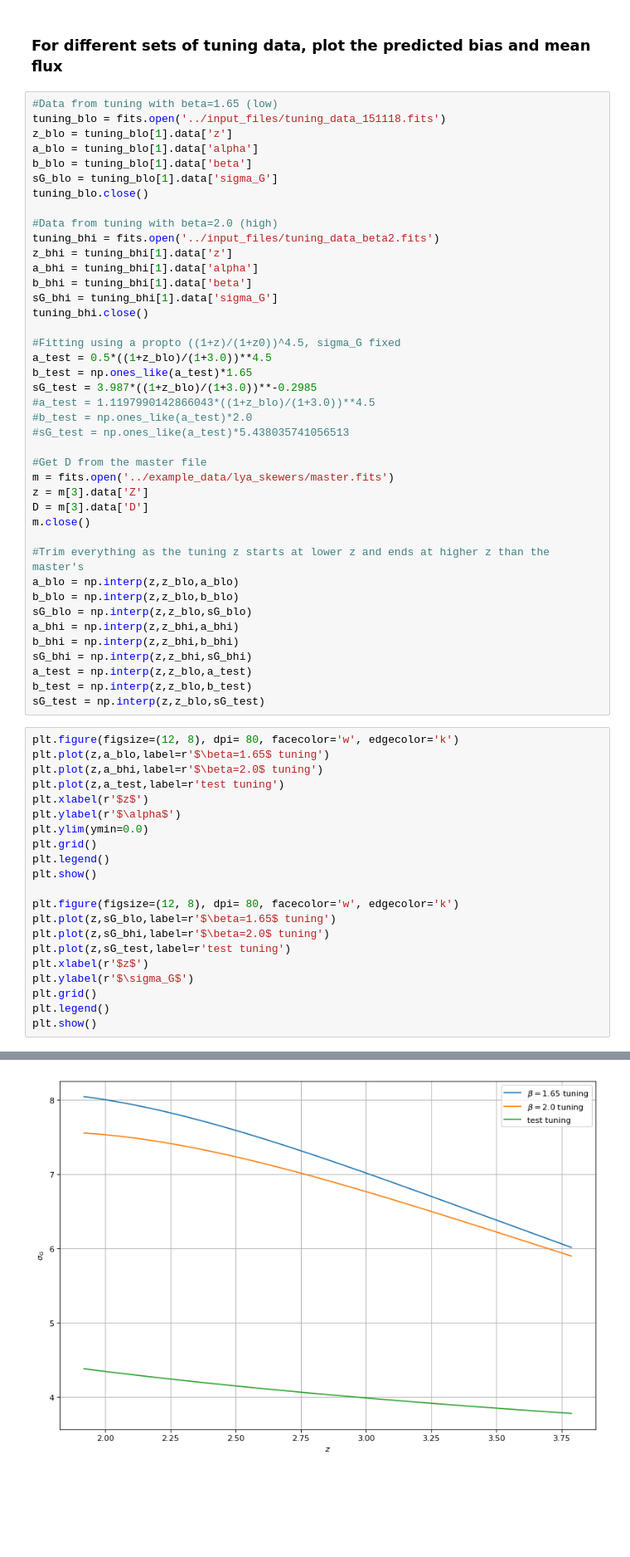
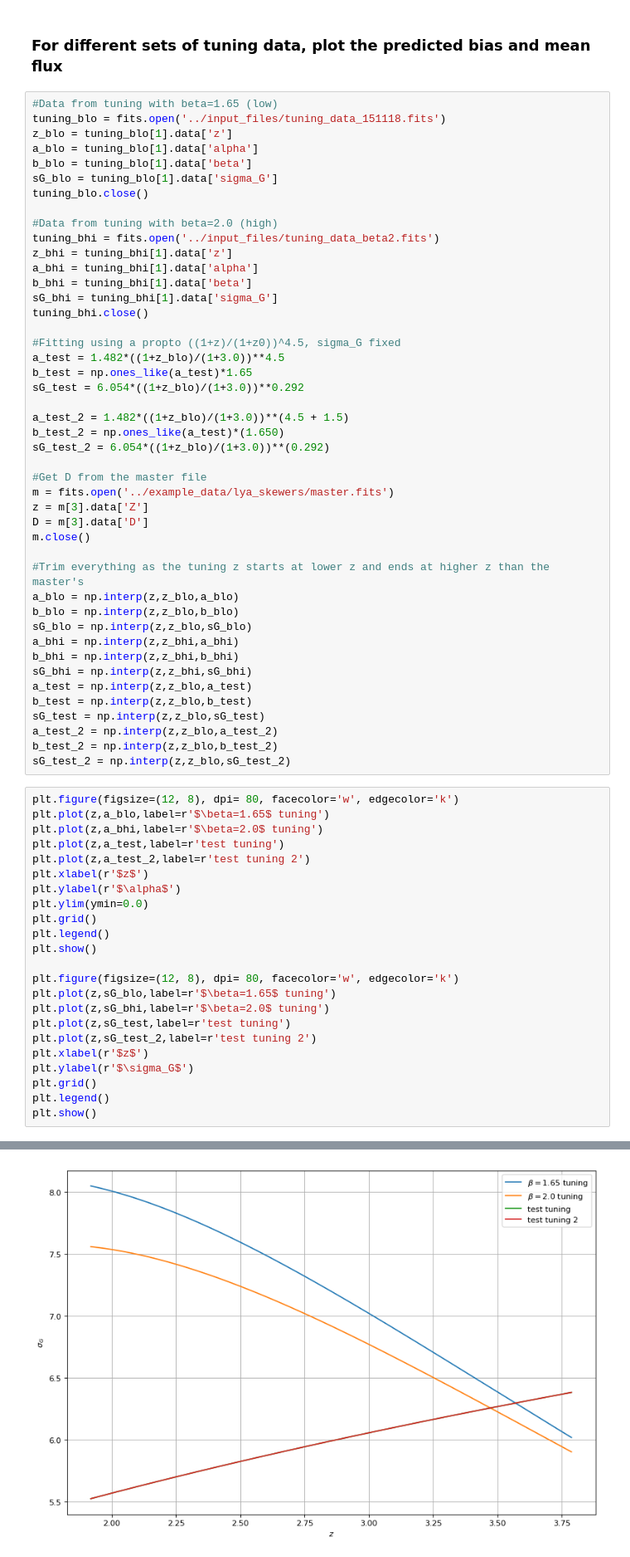
Before and after one commit to igmhub/LyaCoLoRe, a Jupyter notebook: notebooks/analytic_bias.ipynb, the cells around one changed output, grey strips where cells are left out. Shown at 83% size. Cells and saved outputs as stored; diff of their text form; blank space fills up the shorter version.

```diff
--- a/notebooks/analytic_bias.ipynb
+++ b/notebooks/analytic_bias.ipynb
@@ -165,12 +165,13 @@ sG_bhi = tuning_bhi[1].data['sigma_G']
 tuning_bhi.close()
 
 #Fitting using a propto ((1+z)/(1+z0))^4.5, sigma_G fixed
-a_test = 0.5*((1+z_blo)/(1+3.0))**4.5
+a_test = 1.482*((1+z_blo)/(1+3.0))**4.5
 b_test = np.ones_like(a_test)*1.65
-sG_test = 3.987*((1+z_blo)/(1+3.0))**-0.2985
-#a_test = 1.1197990142866043*((1+z_blo)/(1+3.0))**4.5
-#b_test = np.ones_like(a_test)*2.0
-#sG_test = np.ones_like(a_test)*5.438035741056513
+sG_test = 6.054*((1+z_blo)/(1+3.0))**0.292
+
+a_test_2 = 1.482*((1+z_blo)/(1+3.0))**(4.5 + 1.5)
+b_test_2 = np.ones_like(a_test)*(1.650)
+sG_test_2 = 6.054*((1+z_blo)/(1+3.0))**(0.292)
 
 #Get D from the master file
 m = fits.open('../example_data/lya_skewers/master.fits')
@@ -188,11 +189,15 @@ sG_bhi = np.interp(z,z_bhi,sG_bhi)
 a_test = np.interp(z,z_blo,a_test)
 b_test = np.interp(z,z_blo,b_test)
 sG_test = np.interp(z,z_blo,sG_test)
+a_test_2 = np.interp(z,z_blo,a_test_2)
+b_test_2 = np.interp(z,z_blo,b_test_2)
+sG_test_2 = np.interp(z,z_blo,sG_test_2)
 # %%
 plt.figure(figsize=(12, 8), dpi= 80, facecolor='w', edgecolor='k')
 plt.plot(z,a_blo,label=r'$\beta=1.65$ tuning')
 plt.plot(z,a_bhi,label=r'$\beta=2.0$ tuning')
 plt.plot(z,a_test,label=r'test tuning')
+plt.plot(z,a_test_2,label=r'test tuning 2')
 plt.xlabel(r'$z$')
 plt.ylabel(r'$\alpha$')
 plt.ylim(ymin=0.0)
@@ -204,6 +209,7 @@ plt.figure(figsize=(12, 8), dpi= 80, facecolor='w', edgecolor='k')
 plt.plot(z,sG_blo,label=r'$\beta=1.65$ tuning')
 plt.plot(z,sG_bhi,label=r'$\beta=2.0$ tuning')
 plt.plot(z,sG_test,label=r'test tuning')
+plt.plot(z,sG_test_2,label=r'test tuning 2')
 plt.xlabel(r'$z$')
 plt.ylabel(r'$\sigma_G$')
 plt.grid()
@@ -214,4 +220,4 @@ plt.show()
-[figure, old version]
+[figure, new version]
 # %%
 #Plot bias of flux for the different tuning processes
 plt.figure(figsize=(12, 8), dpi= 80, facecolor='w', edgecolor='k')
```
Also changed, not shown: parts of 18 cells of this notebook, 2 other files.
